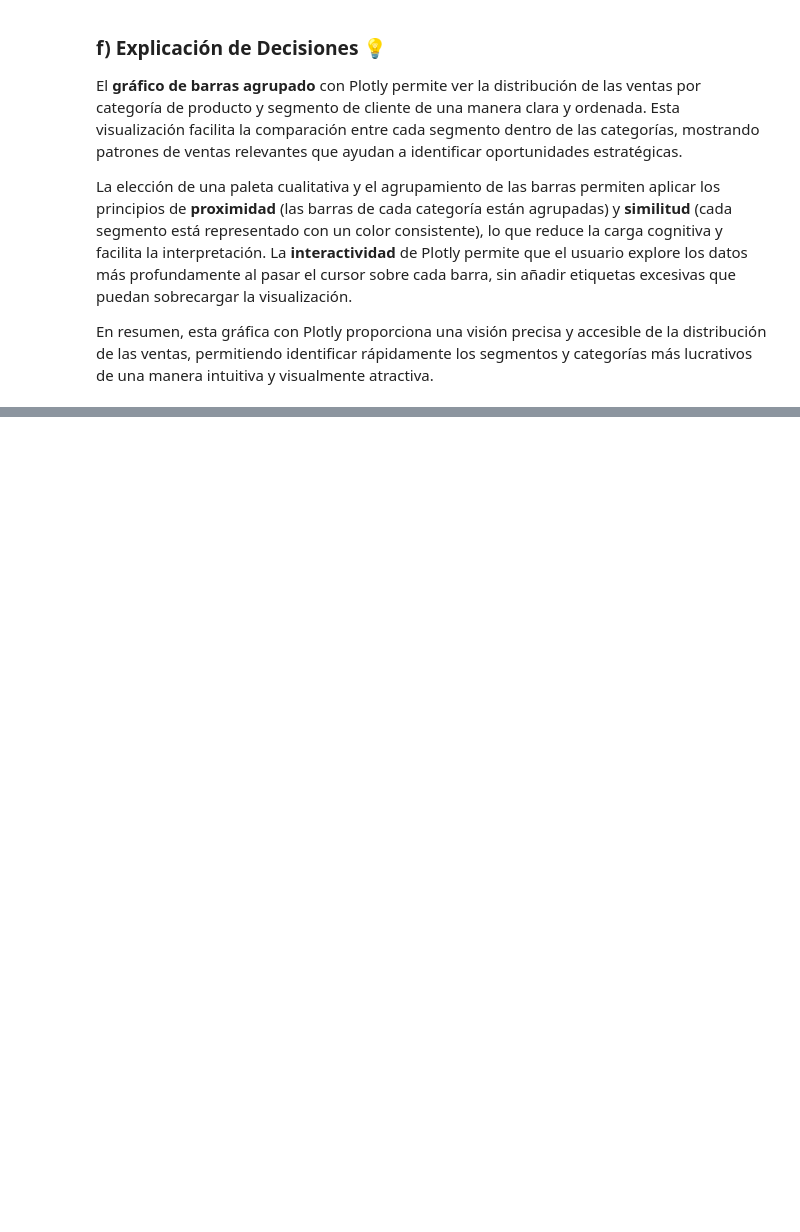
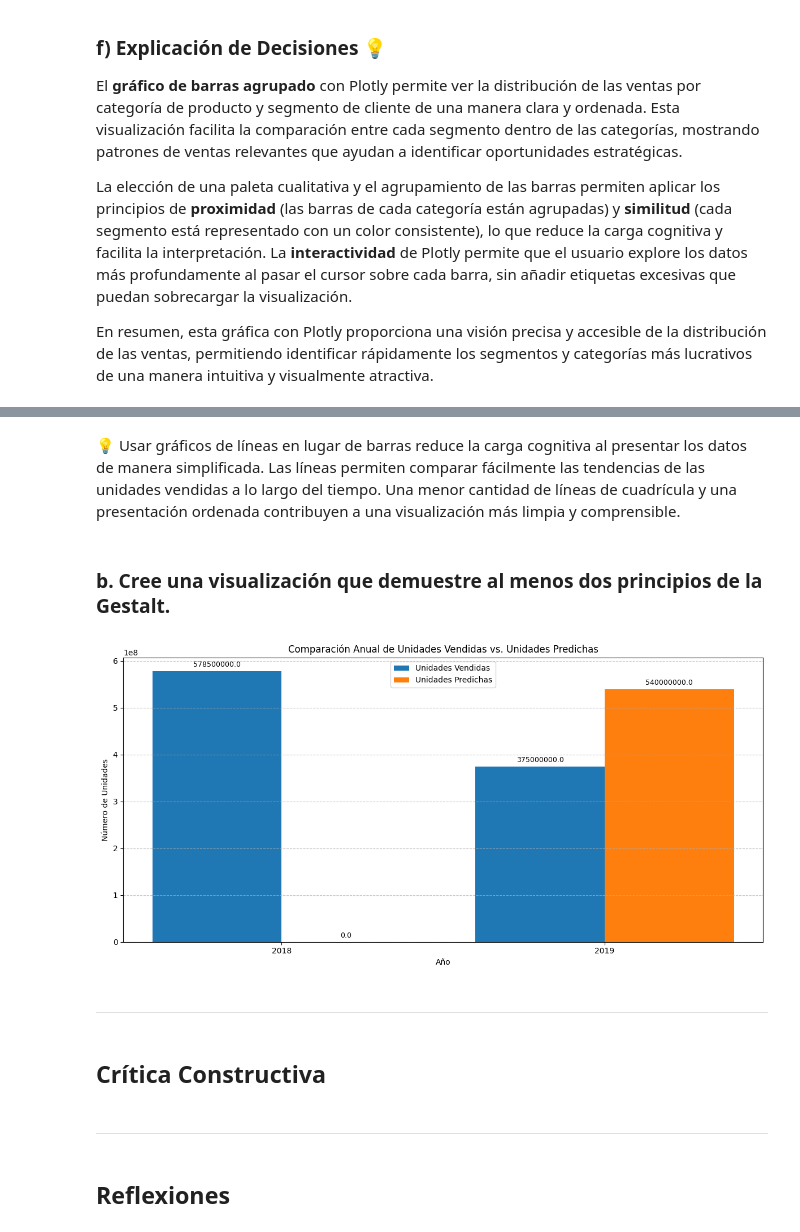
Before and after one commit to UVG-Works-Hub/data-visualization, a Jupyter notebook: visualization.ipynb, the cells around one changed output, grey strips where cells are left out. Drawn from its saved outputs; the diff is of its cells as text; code cells hidden in the pictures; blank space fills up the shorter version.

```diff
--- a/visualization.ipynb
+++ b/visualization.ipynb
@@ -306,0 +350,64 @@ En resumen, esta gráfica con Plotly proporciona una visión precisa y accesible
+# %% [markdown]
+💡 Usar gráficos de líneas en lugar de barras reduce la carga cognitiva al presentar los datos de manera simplificada. Las líneas permiten comparar fácilmente las tendencias de las unidades vendidas a lo largo del tiempo. Una menor cantidad de líneas de cuadrícula y una presentación ordenada contribuyen a una visualización más limpia y comprensible.
+# %% [markdown]
+### b. Cree una visualización que demuestre al menos dos principios de la Gestalt.
+# %%
+# Supongamos que ya tienes el DataFrame 'sales' configurado
+sales.columns = ['date', 'sold_units', 'predicted_units']
+sales['date'] = pd.to_datetime(sales['date'], format='%b-%y')
+
+# Extraer el año de la fecha
+sales['year'] = sales['date'].dt.year
+
+# Agrupar los datos por año y sumar las unidades vendidas y predichas
+sales_yearly = sales.groupby('year').agg({
+    'sold_units': 'sum',
+    'predicted_units': 'sum'
+}).reset_index()
+
+# Ordenar los datos por año
+sales_yearly = sales_yearly.sort_values('year')
+
+# Configuración del gráfico
+plt.figure(figsize=(12, 6))
+
+# Posición de las barras en el eje x
+indices = np.arange(len(sales_yearly))
+bar_width = 0.4
+
+# Barras para unidades vendidas
+plt.bar(indices - bar_width/2, sales_yearly['sold_units'], bar_width, label='Unidades Vendidas', color='#1f77b4')  # Azul más fuerte
+
+# Barras para unidades predichas
+plt.bar(indices + bar_width/2, sales_yearly['predicted_units'], bar_width, label='Unidades Predichas', color='#ff7f0e')  # Naranja más fuerte
+
+# Configuración de etiquetas y título
+plt.xlabel('Año')
+plt.ylabel('Número de Unidades')
+plt.title('Comparación Anual de Unidades Vendidas vs. Unidades Predichas')
+plt.xticks(indices, sales_yearly['year'], rotation=0)
+plt.legend()
+
+# Añadir etiquetas de valor encima de las barras
+for i in indices:
+    plt.text(i - bar_width/2, sales_yearly['sold_units'][i] + max(sales_yearly['sold_units']) * 0.01,
+             f"{sales_yearly['sold_units'][i]}", ha='center', va='bottom', fontsize=9)
+    plt.text(i + bar_width/2, sales_yearly['predicted_units'][i] + max(sales_yearly['predicted_units']) * 0.01,
+             f"{sales_yearly['predicted_units'][i]}", ha='center', va='bottom', fontsize=9)
+
+# Mejorar el diseño
+plt.tight_layout()
+plt.grid(axis='y', linestyle='--', alpha=0.7)
+
+# Mostrar el gráfico
+plt.show()
+# %% [output]
+[figure, added]
+# %% [markdown]
+---
+# %% [markdown]
+## Crítica Constructiva
+# %% [markdown]
+---
+# %% [markdown]
+## Reflexiones
```
Also changed, not shown: parts of 6 cells of this notebook.
